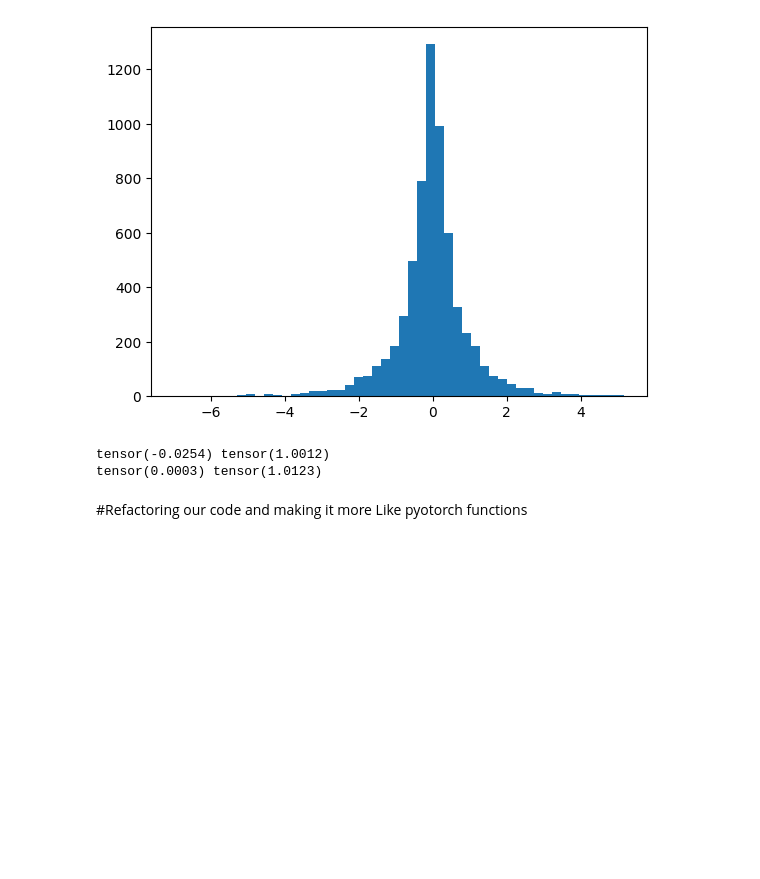
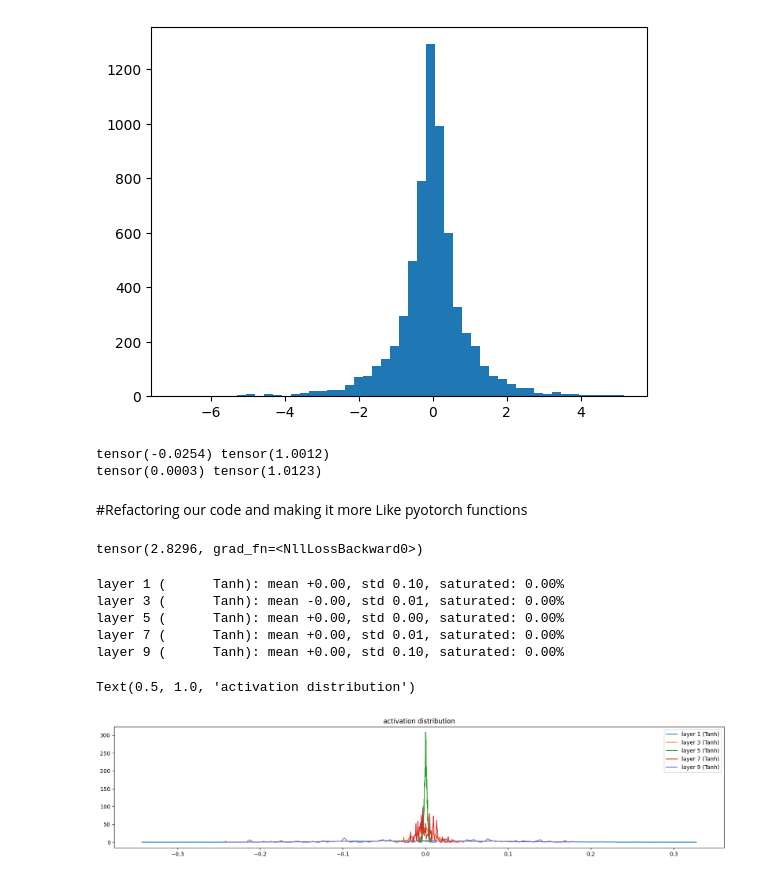
Before and after one commit to amh1k/DeepNames-NNLM, a Jupyter notebook: mp2.ipynb, the cells around one changed output. Drawn from its saved outputs; the diff is of its cells as text; code cells hidden in the pictures; blank space fills up the shorter version.

Commit message:
add some graphs

```diff
--- a/mp2.ipynb
+++ b/mp2.ipynb
@@ -266,0 +322,60 @@ class BatchNorm1d:
+# %%
+max_steps = 20000
+batch_size = 32
+lossi = []
+for i in range(max_steps):
+    ix = torch.randint(0, Xtr.shape[0], (batch_size, ), generator=g)
+    Xb, Yb = Xtr[ix], Ytr[ix]
+    #forward pass
+    emb= C[Xb];
+    x = emb.view(emb.shape[0], -1)
+    for layer in layers:
+        x = layer(x)
+    loss = F.cross_entropy(x, Yb)
+
+    #backward pass
+    for layer in layers:
+        layer.out.retain_grad();
+    for p in parameters:
+        p.grad = None;
+    loss.backward();
+    lr = 0.1 if i <= 10000 else  0.001
+    for p in parameters:
+        p.data += -lr * p.grad
+    lossi.append(loss.log10().item())
+print(loss)
+# %% [output]
+tensor(2.8296, grad_fn=<NllLossBackward0>)
+# %%
+import matplotlib.pyplot as plt
+%matplotlib inline
+
+# 1. Visualize histograms of the Tanh activations
+plt.figure(figsize=(20, 4)) # width and height of the plot
+legends = []
+
+# Iterate through all layers except the very last output layer
+for i, layer in enumerate(layers[:-1]):
+    if isinstance(layer, Tanh):
+        t = layer.out
+        # Calculate saturation: what % of values have an absolute value > 0.97?
+        # Tanh squashes to [-1, 1], so > 0.97 means it's in the "flat" region.
+        saturated = (t.abs() > 0.97).float().mean() * 100
+
+        print(f'layer {i} ({layer.__class__.__name__:>10s}): mean {t.mean():+.2f}, std {t.std():.2f}, saturated: {saturated:.2f}%')
+
+        # Compute histogram
+        hy, hx = torch.histogram(t, density=True)
+        plt.plot(hx[:-1].detach(), hy.detach())
+        legends.append(f'layer {i} ({layer.__class__.__name__})')
+
+plt.legend(legends)
+plt.title('activation distribution')
+# %% [output]
+layer 1 (      Tanh): mean +0.00, std 0.10, saturated: 0.00%
+layer 3 (      Tanh): mean -0.00, std 0.01, saturated: 0.00%
+layer 5 (      Tanh): mean +0.00, std 0.00, saturated: 0.00%
+layer 7 (      Tanh): mean +0.00, std 0.01, saturated: 0.00%
+layer 9 (      Tanh): mean +0.00, std 0.10, saturated: 0.00%
+Text(0.5, 1.0, 'activation distribution')
+[figure, added]
```
Also changed, not shown: parts of 1 cell of this notebook.
